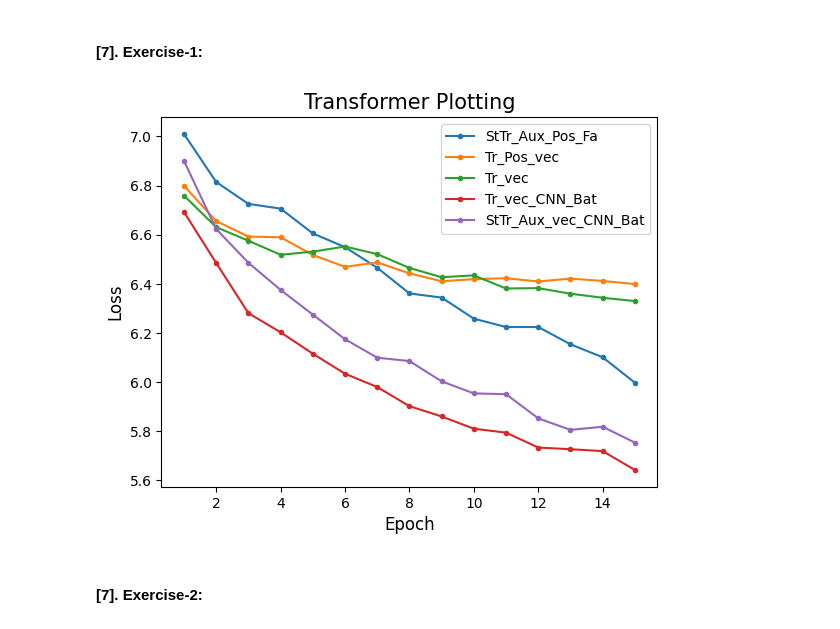
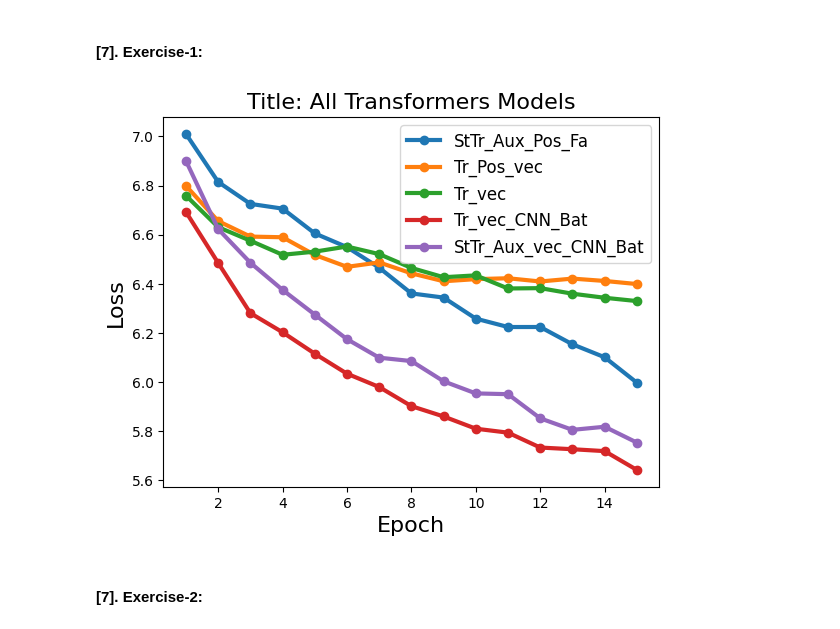
Before and after one commit to mrzResearchArena/TF-2.x, a Jupyter notebook: Plotting-Machine-Learning.ipynb, the cells around one changed output. Saved outputs shown, nothing was run; the diff lists cells and outputs as text; code cells hidden in the pictures.

```diff
--- a/Plotting-Machine-Learning.ipynb
+++ b/Plotting-Machine-Learning.ipynb
@@ -119,36 +119,28 @@ y3 = [6.7592525482,6.6308059692,6.5754742622,6.5181903839,6.5309948921,6.5518059
 y4 = [6.6926531792,6.4849815369,6.2807383537,6.2026648521,6.1155114174,6.0339999199,5.9798088074,5.9018745422,5.859896183,5.8100652695,5.7939491272,5.7333316803,5.7264800072,5.7187709808,5.6422071457]
 y5 = [6.900744915,6.623087883,6.4858279228,6.3752384186,6.2747387886,6.1746149063,6.0992035866,6.0854172707,6.0030112267,5.9537258148,5.9506406784,5.8522586823,5.8053441048,5.8180165291,5.7535595894]
 # %%
-plt.title('Transformer Plotting', fontsize=15)
+
+plt.title('Title: All Transformers Models', fontsize=16)
 
 plt.style.use('default') # { ggplot, seaborn, bmh }
 
-plt.plot(x, y1, label='StTr_Aux_Pos_Fa', marker='.')
-
-plt.plot(x, y2, label='Tr_Pos_vec', marker='.')
-
-plt.plot(x, y3, label='Tr_vec', marker='.')
-
-plt.plot(x, y4, label='Tr_vec_CNN_Bat', marker='.')
-
-plt.plot(x, y5, label='StTr_Aux_vec_CNN_Bat', marker='.')
-
-# plt.grid()
-plt.legend()
+plt.plot(x, y1, label='StTr_Aux_Pos_Fa', marker='o', linewidth=3.0)
+plt.plot(x, y2, label='Tr_Pos_vec', marker='o', linewidth=3.0)
+plt.plot(x, y3, label='Tr_vec', marker='o', linewidth=3.0)
+plt.plot(x, y4, label='Tr_vec_CNN_Bat', marker='o', linewidth=3.0)
+plt.plot(x, y5, label='StTr_Aux_vec_CNN_Bat', marker='o', linewidth=3.0)
 
 
-plt.xlabel('Epoch', fontsize=12)
-plt.ylabel('Loss',  fontsize=12)
+plt.xlabel('Epoch', fontsize=16) # If 'bold' looks weird remove it. --> fontweight='bold'
+plt.ylabel('Loss',  fontsize=16) # If 'bold' looks weird remove it. --> fontweight='bold'
 
-# plt.ylim(5.5, 7.5)
-# plt.xlim(0, 15)
-
-plt.savefig(fname='xyz-5.png', dpi=300)
+plt.legend(prop={'size': 12})
+plt.savefig(fname='anyName.png', dpi=600)
 plt.show()
 
 # end
 # %% [output]
-[figure, old version]
+[figure, new version]
 # %% [markdown]
 #### [7]. Exercise-2:
 # %%
```
Also changed, not shown: parts of 4 cells of this notebook.
